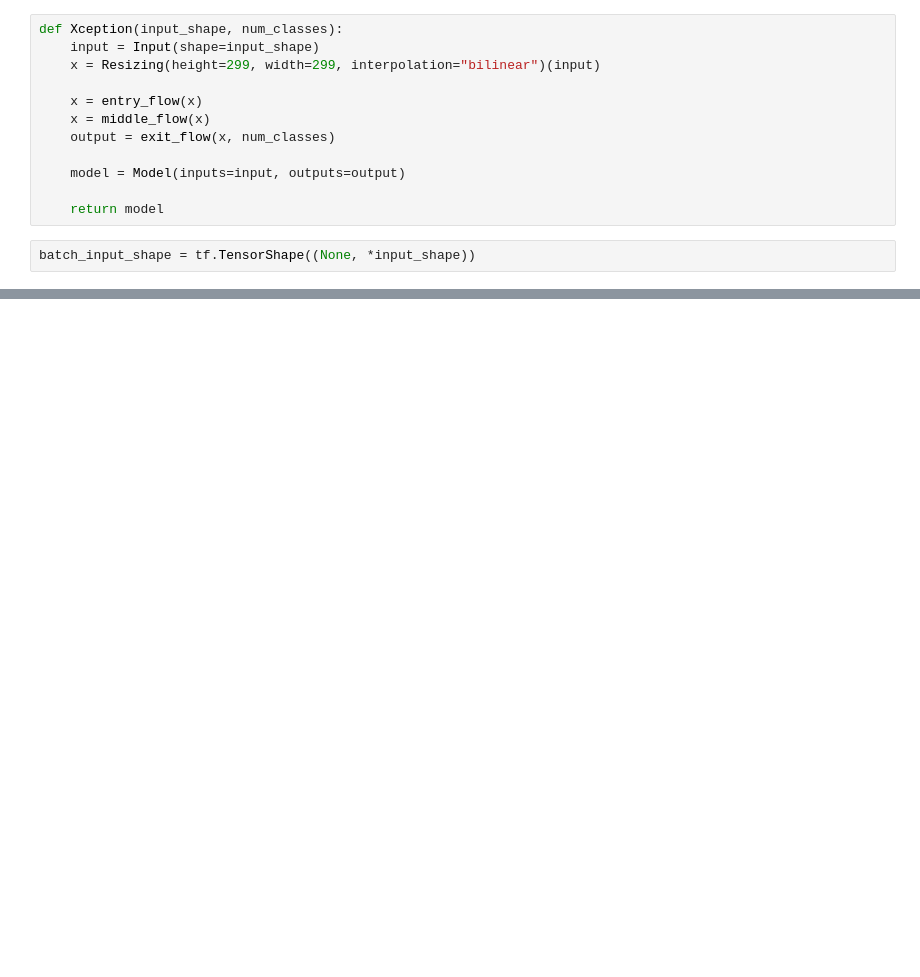
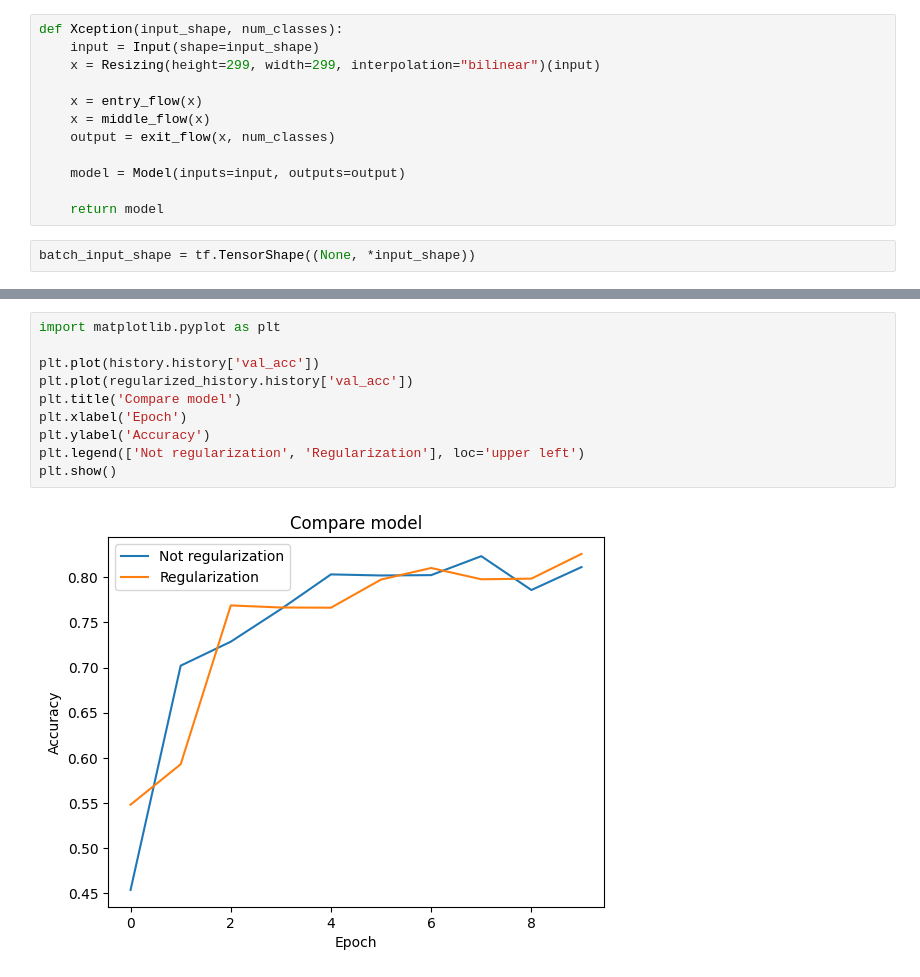
Before and after one commit to MilyangParkJaeHun/PapersWithCode, a Jupyter notebook: BackboneNetwork/Xception/Xception.ipynb, the cells around one changed output, grey strips where cells are left out. Cells and saved outputs as stored; diff of their text form; blank space fills up the shorter version.

```diff
--- a/BackboneNetwork/Xception/Xception.ipynb
+++ b/BackboneNetwork/Xception/Xception.ipynb
@@ -514,0 +602,12 @@ history = model.fit(*train_dataset,
+# %%
+import matplotlib.pyplot as plt
+
+plt.plot(history.history['val_acc'])
+plt.plot(regularized_history.history['val_acc'])
+plt.title('Compare model')
+plt.xlabel('Epoch')
+plt.ylabel('Accuracy')
+plt.legend(['Not regularization', 'Regularization'], loc='upper left')
+plt.show()
+# %% [output]
+[figure, added]
```
Also changed, not shown: parts of 30 cells of this notebook, 1 other file.
